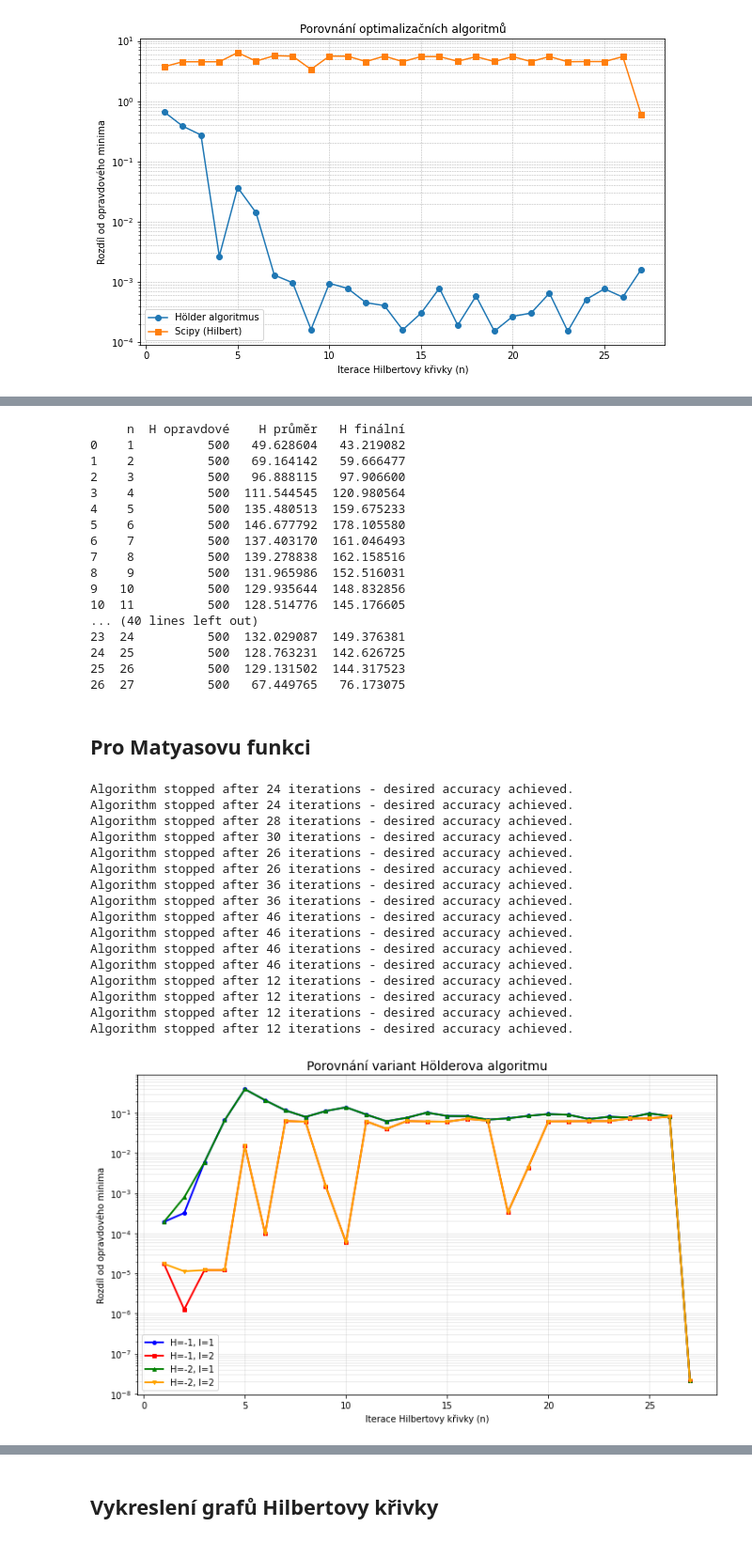
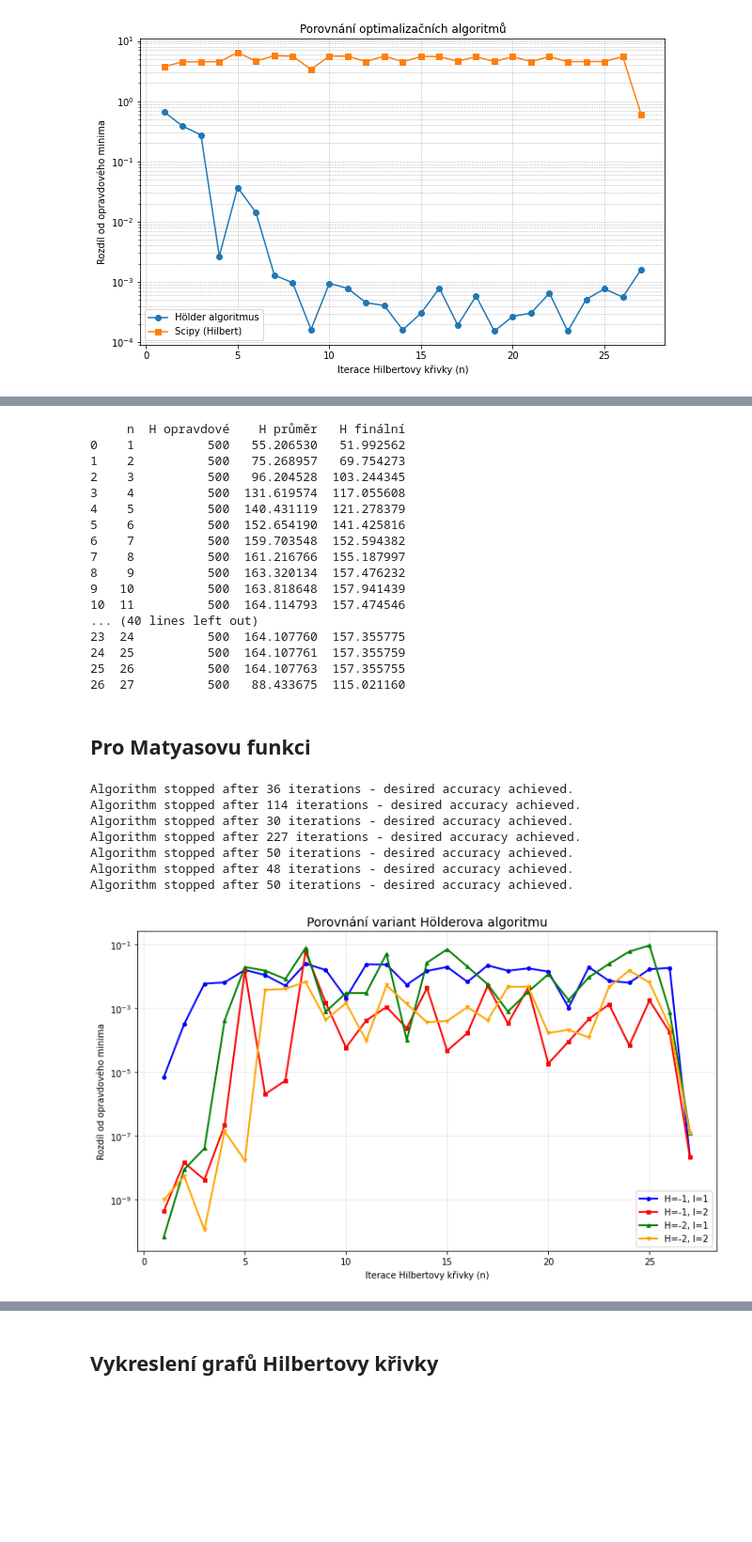
Before and after one commit to NIE0087/BP---prostor-vyplnujici-krivky, a Jupyter notebook: example2D.ipynb, the cells around one changed output, grey strips where cells are left out. Shown at 94% size. Saved outputs shown, nothing was run; the diff lists cells and outputs as text; code cells hidden in the pictures; blank space fills up the shorter version.

```diff
--- a/example2D.ipynb
+++ b/example2D.ipynb
@@ -303,24 +293,24 @@ h2d.hyperparameter_tuning_r(r_values=[1.2,2,2.1,2.2,3.2,3.1,4,4.1],H=-2, I=2, ep
 # %%
-analysis_df = h2d.analyze_holder_constants(500,2,-2, r, eps, max_iter,N_vals,1)
+analysis_df = h2d.analyze_holder_constants(500,2,-1, r, eps, max_iter,N_vals,1)
 print(analysis_df)
 # %% [output]
      n  H opravdové    H průměr   H finální
-0    1          500   49.628604   43.219082
-1    2          500   69.164142   59.666477
-2    3          500   96.888115   97.906600
-3    4          500  111.544545  120.980564
-4    5          500  135.480513  159.675233
-5    6          500  146.677792  178.105580
-6    7          500  137.403170  161.046493
-7    8          500  139.278838  162.158516
-8    9          500  131.965986  152.516031
-9   10          500  129.935644  148.832856
-10  11          500  128.514776  145.176605
+0    1          500   55.206530   51.992562
+1    2          500   75.268957   69.754273
+2    3          500   96.204528  103.244345
+3    4          500  131.619574  117.055608
+4    5          500  140.431119  121.278379
+5    6          500  152.654190  141.425816
+6    7          500  159.703548  152.594382
+7    8          500  161.216766  155.187997
+8    9          500  163.320134  157.476232
+9   10          500  163.818648  157.941439
+10  11          500  164.114793  157.474546
 ... (40 lines left out)
-23  24          500  132.029087  149.376381
-24  25          500  128.763231  142.626725
-25  26          500  129.131502  144.317523
-26  27          500   67.449765   76.173075
+23  24          500  164.107760  157.355775
+24  25          500  164.107761  157.355759
+25  26          500  164.107763  157.355755
+26  27          500   88.433675  115.021160
 # %% [markdown]
 ## Pro Matyasovu funkci
 # %%
@@ -335,24 +325,15 @@ y_max3 = 10
 # y_max3 = 1
 true_min3 = 0.0
 # %%
-h2d.compare_holder_variants(r=3, eps=1e-4, max_iter=100, N_vals=[1,2,3,4,5,6,7,8,9,10,11,12,13,14,15,16,17,18,19,20,21,22,23,24,25,26,27], whatFunc=2, true_min=true_min3)
+h2d.compare_holder_variants(r=3, eps=1e-8, max_iter=300, N_vals=[1,2,3,4,5,6,7,8,9,10,11,12,13,14,15,16,17,18,19,20,21,22,23,24,25,26,27], whatFunc=2, true_min=true_min3)
 # %% [output]
-Algorithm stopped after 24 iterations - desired accuracy achieved.
-Algorithm stopped after 24 iterations - desired accuracy achieved.
-Algorithm stopped after 28 iterations - desired accuracy achieved.
+Algorithm stopped after 36 iterations - desired accuracy achieved.
+Algorithm stopped after 114 iterations - desired accuracy achieved.
 Algorithm stopped after 30 iterations - desired accuracy achieved.
-Algorithm stopped after 26 iterations - desired accuracy achieved.
-Algorithm stopped after 26 iterations - desired accuracy achieved.
-Algorithm stopped after 36 iterations - desired accuracy achieved.
-Algorithm stopped after 36 iterations - desired accuracy achieved.
-Algorithm stopped after 46 iterations - desired accuracy achieved.
-Algorithm stopped after 46 iterations - desired accuracy achieved.
-Algorithm stopped after 46 iterations - desired accuracy achieved.
-Algorithm stopped after 46 iterations - desired accuracy achieved.
-Algorithm stopped after 12 iterations - desired accuracy achieved.
-Algorithm stopped after 12 iterations - desired accuracy achieved.
-Algorithm stopped after 12 iterations - desired accuracy achieved.
-Algorithm stopped after 12 iterations - desired accuracy achieved.
+Algorithm stopped after 227 iterations - desired accuracy achieved.
+Algorithm stopped after 50 iterations - desired accuracy achieved.
+Algorithm stopped after 48 iterations - desired accuracy achieved.
+Algorithm stopped after 50 iterations - desired accuracy achieved.
-[figure, old version]
+[figure, new version]
 # %%
 I=2
```
Also changed, not shown: parts of 11 cells of this notebook, 1 other file.
